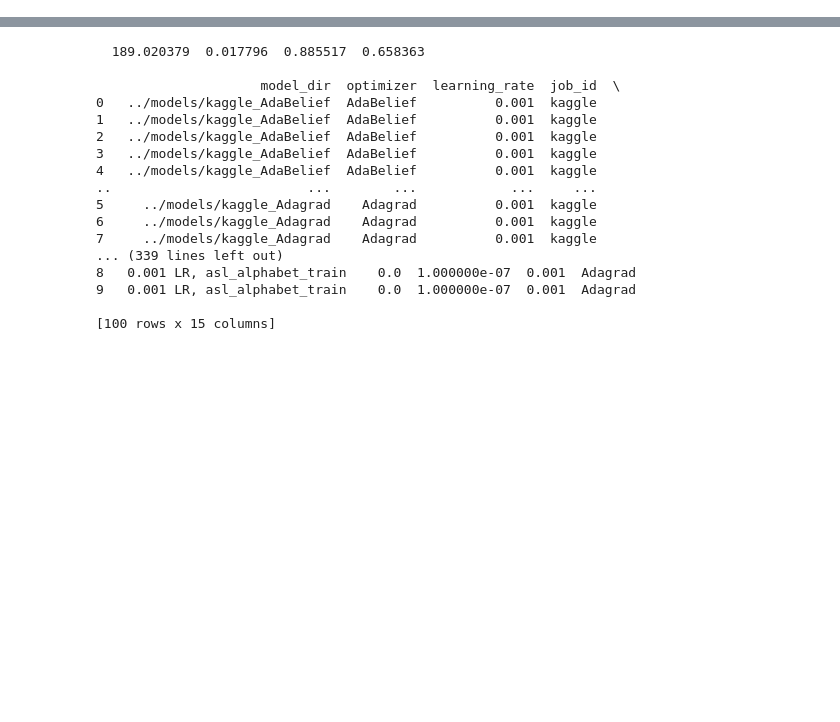
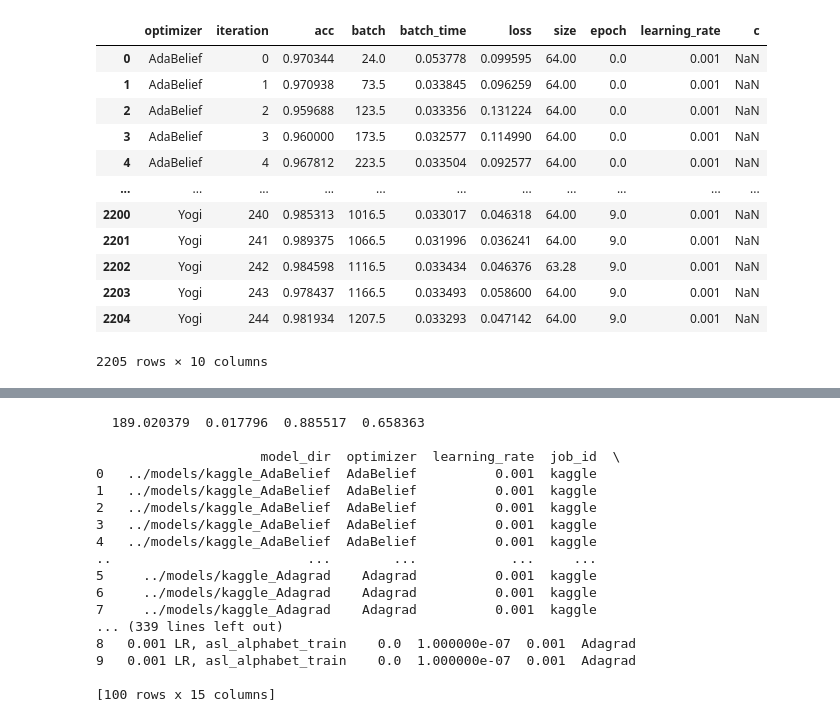
Before and after one commit to dunnkers/optimizers-sign-language, a Jupyter notebook: exploration/results.ipynb, the cells around one changed output, grey strips where cells are left out. Cells and saved outputs as stored; diff of their text form; code cells hidden in the pictures; blank space fills up the shorter version.

```diff
--- a/exploration/results.ipynb
+++ b/exploration/results.ipynb
@@ -11,0 +69,7 @@ set_matplotlib_formats('svg')
+# %%
+def func(df):
+    newdf = df.groupby(['iteration']).mean()
+    b = newdf.groupby(newdf.index // 50).mean()
+    return b
+a = df.groupby('optimizer').apply(func)
+a
@@ -11,0 +91,18 @@ set_matplotlib_formats('svg')
+# %%
+c = a.reset_index(level=['optimizer', 'iteration'])
+# b.melt(id_vars=['iteration', 'optimizer'])
+c
+# %% [output]
+|  | optimizer | iteration | acc | batch | batch_time | loss | size | epoch | learning_rate | c |
+| 0 | AdaBelief | 0 | 0.970344 | 24.0 | 0.053778 | 0.099595 | 64.00 | 0.0 | 0.001 | NaN |
+| 1 | AdaBelief | 1 | 0.970938 | 73.5 | 0.033845 | 0.096259 | 64.00 | 0.0 | 0.001 | NaN |
+| 2 | AdaBelief | 2 | 0.959688 | 123.5 | 0.033356 | 0.131224 | 64.00 | 0.0 | 0.001 | NaN |
+| 3 | AdaBelief | 3 | 0.960000 | 173.5 | 0.032577 | 0.114990 | 64.00 | 0.0 | 0.001 | NaN |
+| 4 | AdaBelief | 4 | 0.967812 | 223.5 | 0.033504 | 0.092577 | 64.00 | 0.0 | 0.001 | NaN |
+| ... | ... | ... | ... | ... | ... | ... | ... | ... | ... | ... |
+| 2200 | Yogi | 240 | 0.985313 | 1016.5 | 0.033017 | 0.046318 | 64.00 | 9.0 | 0.001 | NaN |
+| 2201 | Yogi | 241 | 0.989375 | 1066.5 | 0.031996 | 0.036241 | 64.00 | 9.0 | 0.001 | NaN |
+| 2202 | Yogi | 242 | 0.984598 | 1116.5 | 0.033434 | 0.046376 | 63.28 | 9.0 | 0.001 | NaN |
+| 2203 | Yogi | 243 | 0.978437 | 1166.5 | 0.033493 | 0.058600 | 64.00 | 9.0 | 0.001 | NaN |
+| 2204 | Yogi | 244 | 0.981934 | 1207.5 | 0.033293 | 0.047142 | 64.00 | 9.0 | 0.001 | NaN |
+2205 rows × 10 columns
```
Also changed, not shown: parts of 4 cells of this notebook.
